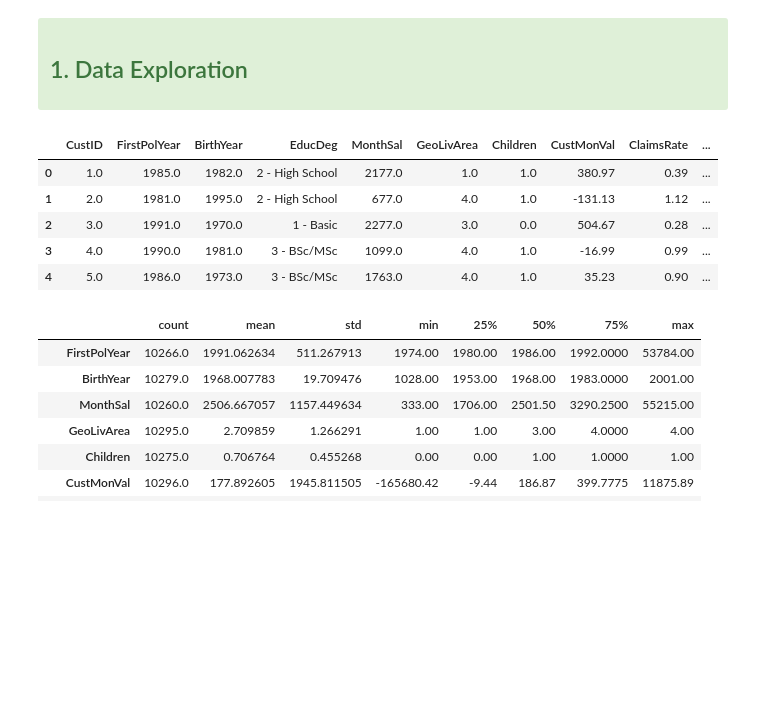
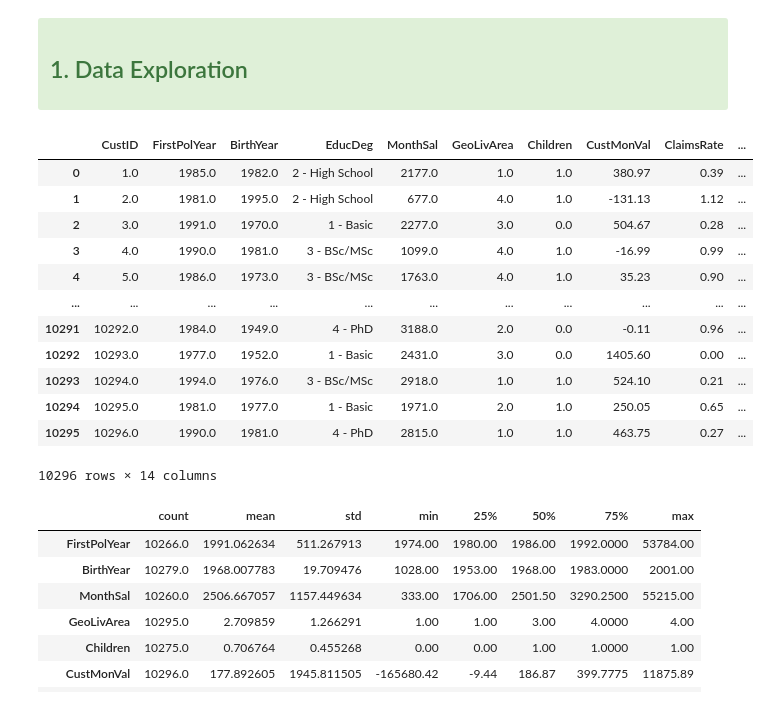
Before and after one commit to filipacarreira/DataMining_Project, a Jupyter notebook: DM_group_project.ipynb, the cells around one changed output. Saved outputs shown, nothing was run; the diff lists cells and outputs as text; code cells hidden in the pictures; blank space fills up the shorter version.

```diff
--- a/DM_group_project.ipynb
+++ b/DM_group_project.ipynb
@@ -64,14 +74,21 @@ data, meta = pyreadstat.read_sas7bdat('a2z_insurance.sas7bdat')
 
 </div>
 # %%
-data.head()
+data
 # %% [output]
 |  | CustID | FirstPolYear | BirthYear | EducDeg | MonthSal | GeoLivArea | Children | CustMonVal | ClaimsRate | ... |
 | 0 | 1.0 | 1985.0 | 1982.0 | 2 - High School | 2177.0 | 1.0 | 1.0 | 380.97 | 0.39 | ... |
 | 1 | 2.0 | 1981.0 | 1995.0 | 2 - High School | 677.0 | 4.0 | 1.0 | -131.13 | 1.12 | ... |
 | 2 | 3.0 | 1991.0 | 1970.0 | 1 - Basic | 2277.0 | 3.0 | 0.0 | 504.67 | 0.28 | ... |
 | 3 | 4.0 | 1990.0 | 1981.0 | 3 - BSc/MSc | 1099.0 | 4.0 | 1.0 | -16.99 | 0.99 | ... |
 | 4 | 5.0 | 1986.0 | 1973.0 | 3 - BSc/MSc | 1763.0 | 4.0 | 1.0 | 35.23 | 0.90 | ... |
+| ... | ... | ... | ... | ... | ... | ... | ... | ... | ... | ... |
+| 10291 | 10292.0 | 1984.0 | 1949.0 | 4 - PhD | 3188.0 | 2.0 | 0.0 | -0.11 | 0.96 | ... |
+| 10292 | 10293.0 | 1977.0 | 1952.0 | 1 - Basic | 2431.0 | 3.0 | 0.0 | 1405.60 | 0.00 | ... |
+| 10293 | 10294.0 | 1994.0 | 1976.0 | 3 - BSc/MSc | 2918.0 | 1.0 | 1.0 | 524.10 | 0.21 | ... |
+| 10294 | 10295.0 | 1981.0 | 1977.0 | 1 - Basic | 1971.0 | 2.0 | 1.0 | 250.05 | 0.65 | ... |
+| 10295 | 10296.0 | 1990.0 | 1981.0 | 4 - PhD | 2815.0 | 1.0 | 1.0 | 463.75 | 0.27 | ... |
+10296 rows × 14 columns
 # %%
 data.set_index('CustID',inplace=True)
 # %%
```
Also changed, not shown: parts of 26 cells of this notebook.
